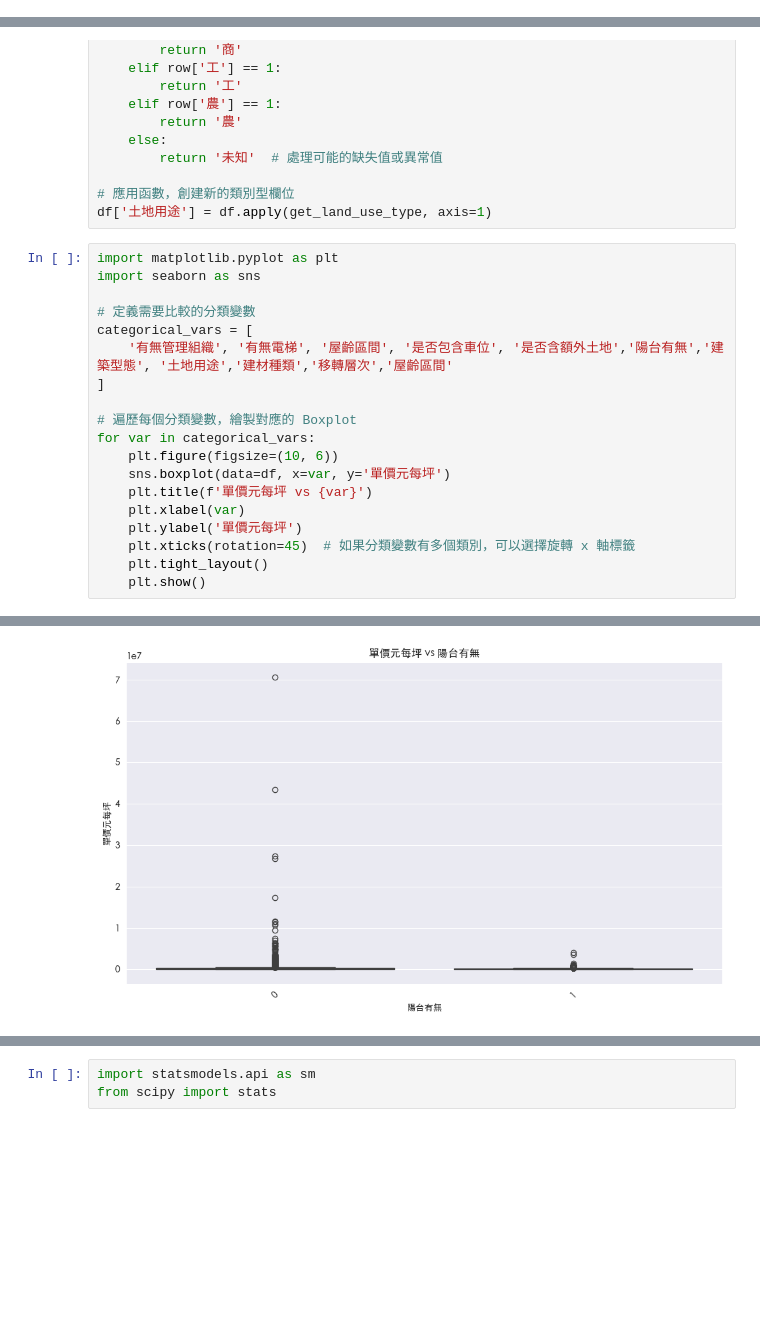
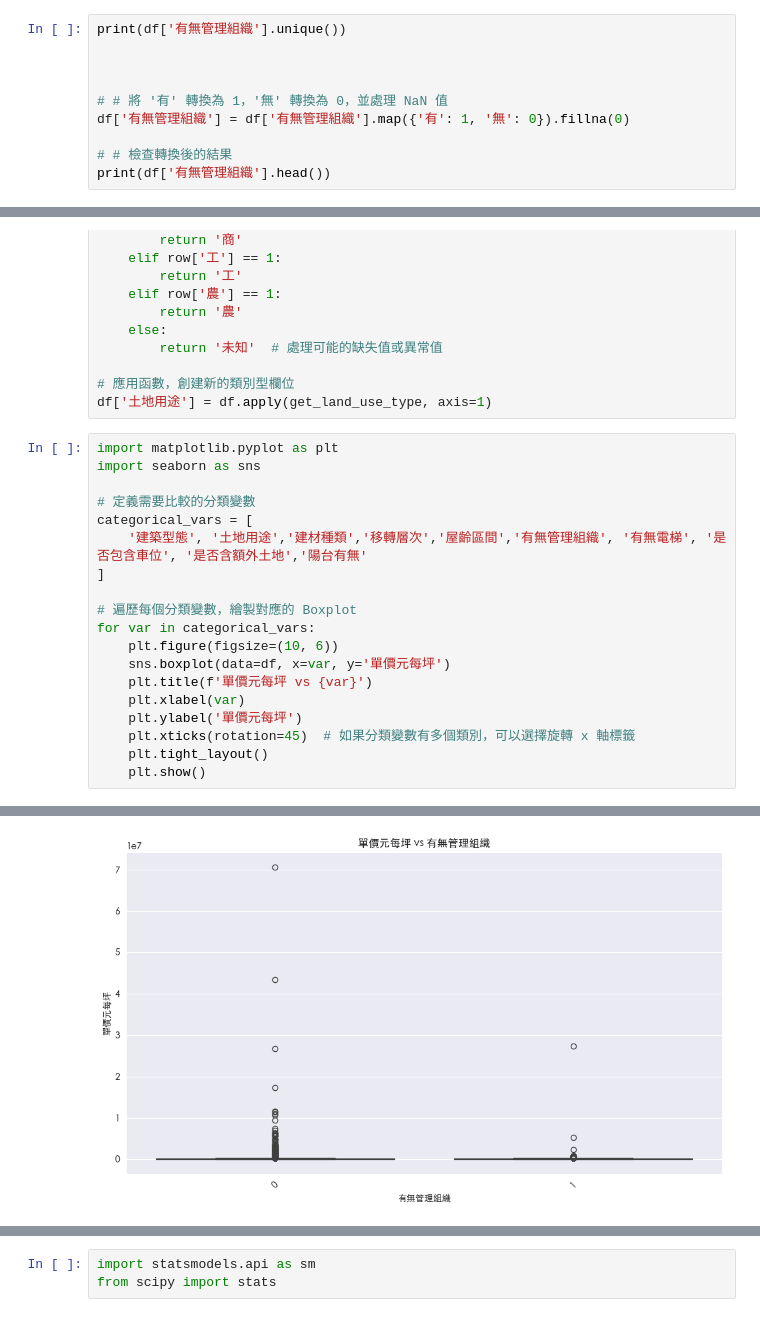
Before and after one commit to BDSE35/house, a Jupyter notebook: preprocessing/rawData_analysis.ipynb, the cells around one changed output, grey strips where cells are left out. Drawn from its saved outputs; the diff is of its cells as text; blank space fills up the shorter version.

```diff
--- a/preprocessing/rawData_analysis.ipynb
+++ b/preprocessing/rawData_analysis.ipynb
@@ -25,0 +59,10 @@ df.shape
+# %%
+print(df['有無管理組織'].unique())
+
+
+
+# # 將 '有' 轉換為 1，'無' 轉換為 0，並處理 NaN 值
+df['有無管理組織'] = df['有無管理組織'].map({'有': 1, '無': 0}).fillna(0)
+
+# # 檢查轉換後的結果
+print(df['有無管理組織'].head())
@@ -207,7 +286,7 @@ import seaborn as sns
 
 # 定義需要比較的分類變數
 categorical_vars = [
-    '有無管理組織', '有無電梯', '屋齡區間', '是否包含車位', '是否含額外土地','陽台有無','建築型態', '土地用途','建材種類','移轉層次','屋齡區間'
+    '建築型態', '土地用途','建材種類','移轉層次','屋齡區間','有無管理組織', '有無電梯', '是否包含車位', '是否含額外土地','陽台有無'
 ]
 
 # 遍歷每個分類變數，繪製對應的 Boxplot
@@ -229 +308 @@ for var in categorical_vars:
-[figure, old version]
+[figure, new version]
```
Also changed, not shown: parts of 102 cells of this notebook, 1 other file.
